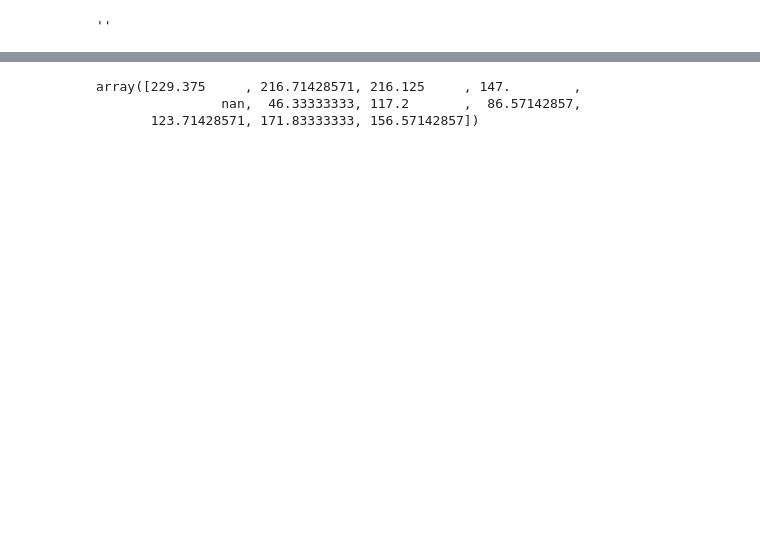
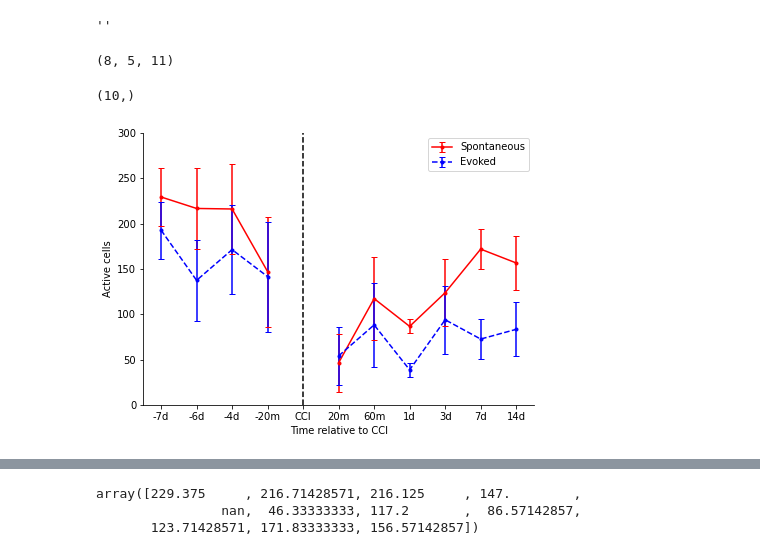
Before and after one commit to margolislab/Bibineyshvili_2024, a Jupyter notebook: 2P_TBI_mat.ipynb, the cells around one changed output, grey strips where cells are left out. Cells and saved outputs as stored; diff of their text form; code cells hidden in the pictures; blank space fills up the shorter version.

```diff
--- a/2P_TBI_mat.ipynb
+++ b/2P_TBI_mat.ipynb
@@ -108,0 +121,51 @@ y = np.nanmean(x,axis=2)
+# %%
+spon_array, spon_skew = load_exp()
+# %%
+evok_array, evok_skew = load_exp()
+# %%
+np.shape(evok_array)
+# %% [output]
+(8, 5, 11)
+# %%
+x_E = np.stack(evok_array, axis=2)
+y_E = np.nanmean(x_E, axis=2)
+sem_E = np.nanstd(x_E, axis=2) / np.sqrt(np.sum(~np.isnan(x_E), axis=2))
+
+
+x_S = np.stack(spon_array, axis=2)
+y_S = np.nanmean(x_S,axis=2)
+sem_S = np.nanstd(x_E, axis=2) / np.sqrt(np.sum(~np.isnan(x_E), axis=2))
+# %%
+np.shape(y_E[0,:])
+index = [-4,-3,-2,-1,0,1,2,3,4,5]
+np.shape(index)
+# %% [output]
+(10,)
+# %%
+
+
+# create plot
+fig, ax = plt.subplots(figsize=(7,5))
+index = [-4,-3,-2,-1,0,1,2,3,4,5,6]
+labels = ['-7d','-6d','-4d','-20m','CCI','20m','60m','1d','3d','7d','14d']
+
+a = ax.errorbar(index, y_S[0,:], fmt='.r-', yerr=sem_S[0,:], capsize=3)
+c = ax.errorbar(index, y_E[0,:], fmt='.b--', yerr=sem_E[0,:], capsize=3)
+
+plt.axvline(x=0, color='black', linestyle='--')
+
+plt.legend((a,c), ('Spontaneous','Evoked'))
+
+ax.spines['top'].set_visible(False)
+ax.spines['right'].set_visible(False)
+
+plt.ylim(0,300)
+plt.xticks(index, labels)
+ax.set_ylabel('Active cells')
+ax.set_xlabel('Time relative to CCI')
+
+plt.savefig('2P_Cells_overdays.png')
+
+plt.show()
+# %% [output]
+[figure, added]
```
Also changed, not shown: parts of 19 cells of this notebook.
